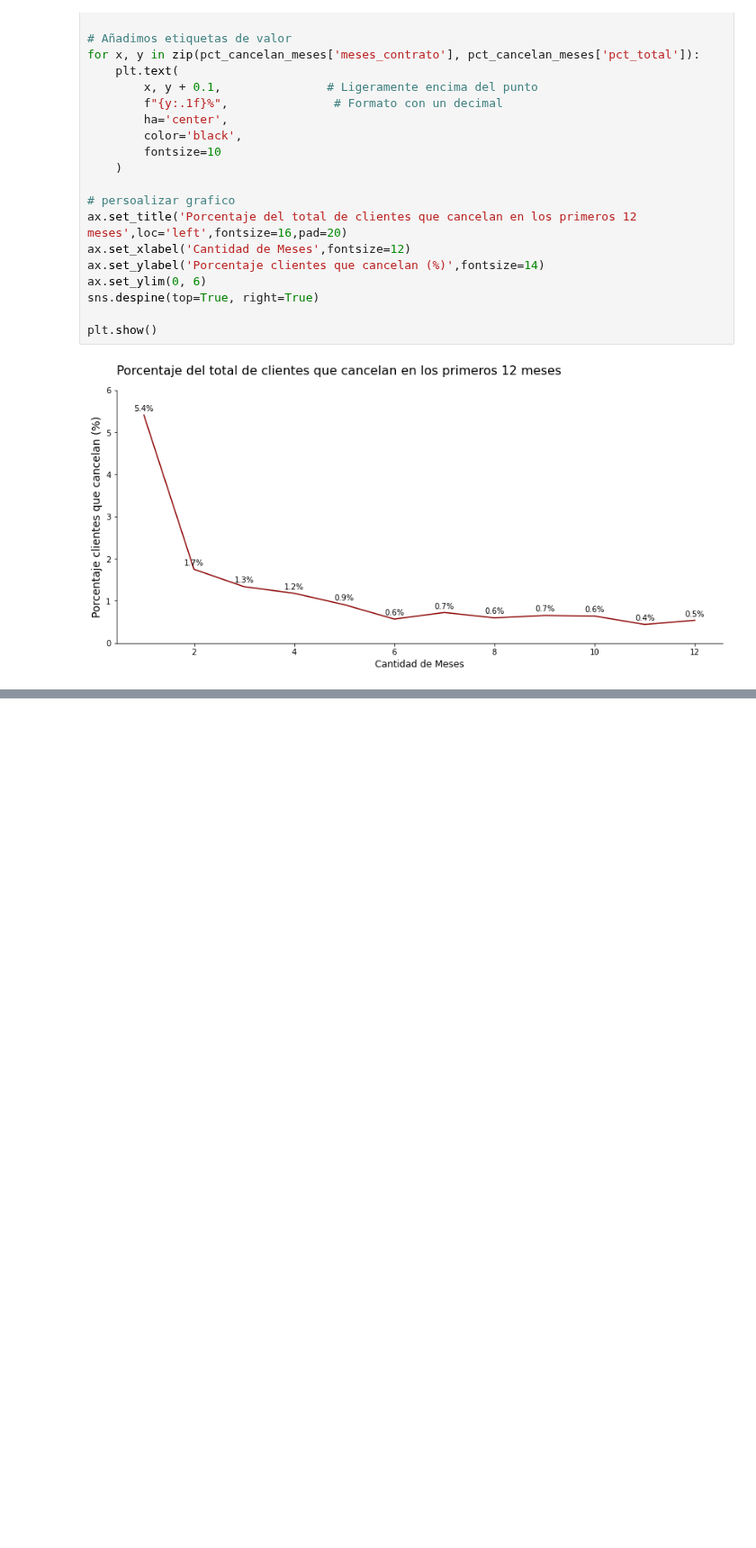
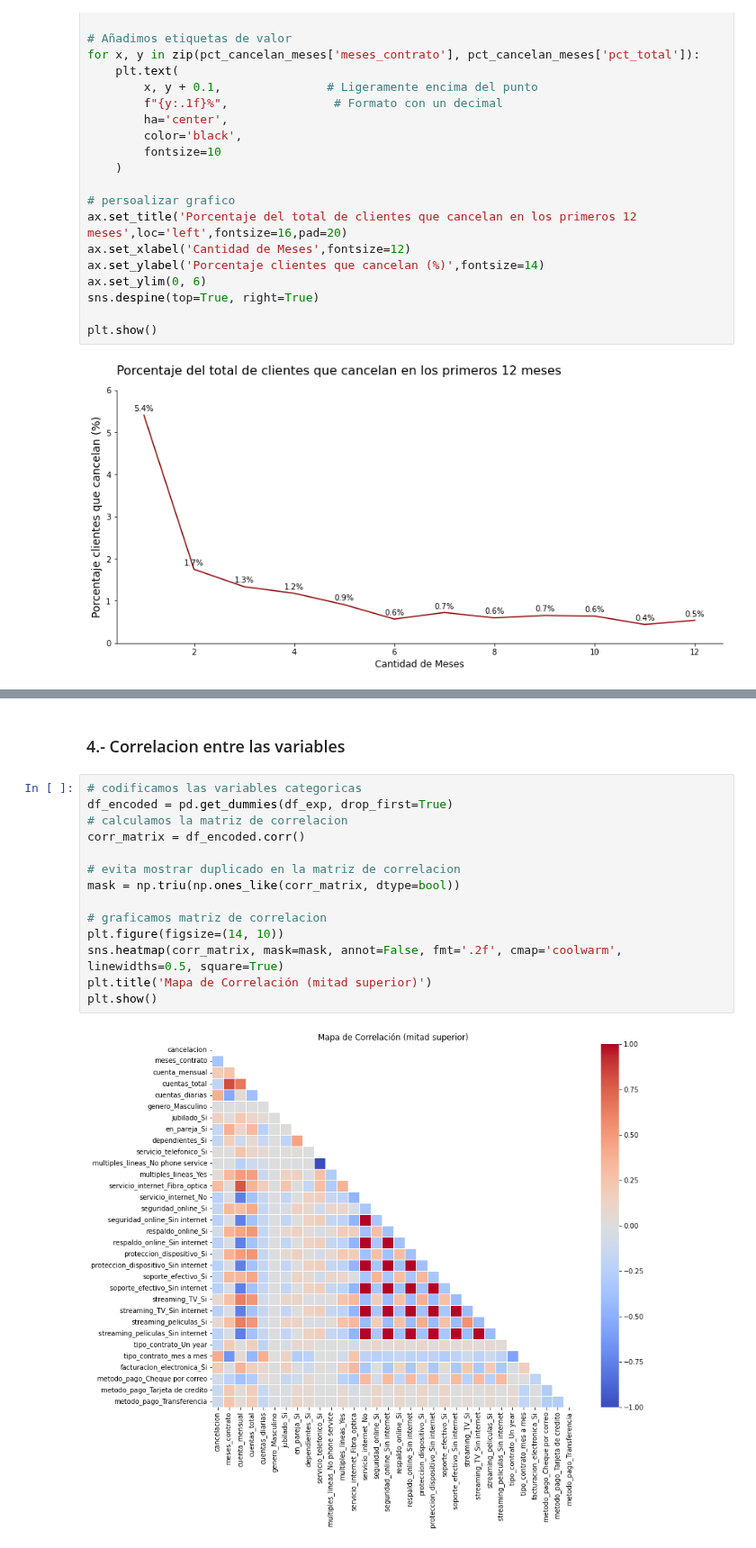
Before and after one commit to jbernalg/challenge_TelecomX, a Jupyter notebook: challenge_telecomx.ipynb, the cells around one changed output, grey strips where cells are left out. Shown at 90% size. Cells and saved outputs as stored; diff of their text form; blank space fills up the shorter version.

Commit message:
correlacion entre variables

```diff
--- a/challenge_telecomx.ipynb
+++ b/challenge_telecomx.ipynb
@@ -854,0 +869,18 @@ plt.show()
+# %% [markdown]
+### 4.- Correlacion entre las variables
+# %%
+# codificamos las variables categoricas
+df_encoded = pd.get_dummies(df_exp, drop_first=True)
+# calculamos la matriz de correlacion
+corr_matrix = df_encoded.corr()
+
+# evita mostrar duplicado en la matriz de correlacion
+mask = np.triu(np.ones_like(corr_matrix, dtype=bool))
+
+# graficamos matriz de correlacion
+plt.figure(figsize=(14, 10))
+sns.heatmap(corr_matrix, mask=mask, annot=False, fmt='.2f', cmap='coolwarm', linewidths=0.5, square=True)
+plt.title('Mapa de Correlación (mitad superior)')
+plt.show()
+# %% [output]
+[figure, added]
```
Also changed, not shown: parts of 4 cells of this notebook.
